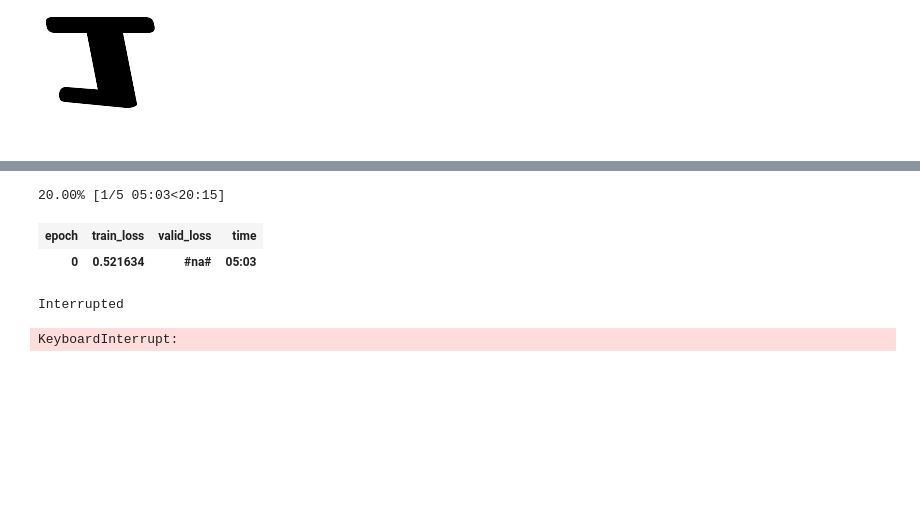
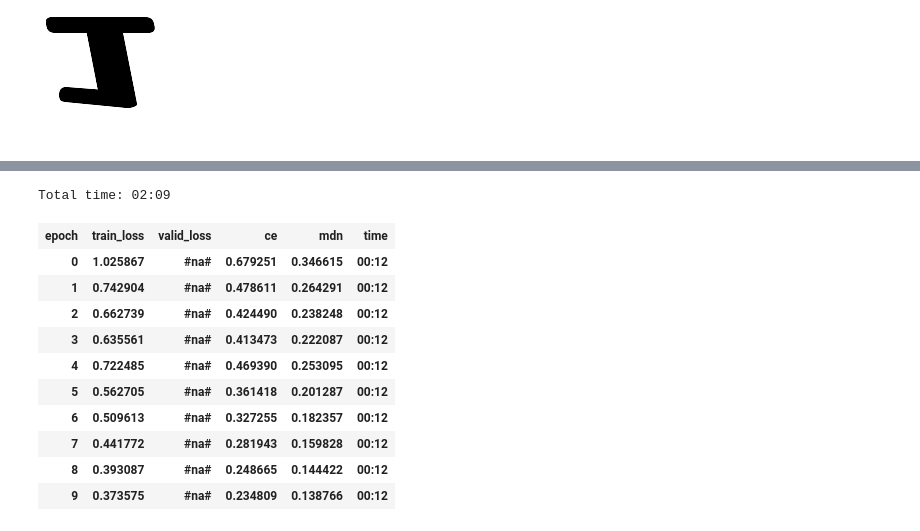
Before and after one commit to haofengac/font-gen, a Jupyter notebook: dataloader.ipynb, the cells around one changed output, grey strips where cells are left out. Saved outputs shown, nothing was run; the diff lists cells and outputs as text; code cells hidden in the pictures; blank space fills up the shorter version.

```diff
--- a/dataloader.ipynb
+++ b/dataloader.ipynb
@@ -136,8 +137,3 @@ data = (ImageList.from_df(svgDF,path="",cols="png",convert_mode="L")
         .label_from_df(cols=["path","box_x","box_y","label_codes"],label_cls=SVGList)
         .transform(size=64)
         .databunch(bs=bs,collate_fn=npad_collate))
-# %%
-freqs = collections.defaultdict(int)
-for i in range(len(data.train_ds)):
-    tokens=data.train_ds.y[i][0]
-    for t in tokens: freqs[t] += 1
@@ -260,3 +237,5 @@ learnAE.fit_one_cycle(5,3e-3)
+# %%
+learnAE.load("ae");
 # %%
 x,y = next(iter(dataAE.train_dl))
 # %%
@@ -392,24 +376,49 @@ class SVGDecoder(nn.Module):
 # %%
-def svg_decoder_loss(preds,target_tokens,target_pen):
-    tokens, pen = preds
-    loss_token = F.cross_entropy(tokens.transpose(1,2)[:,:,:-1],target_tokens)
-    loss_pen = F.mse_loss(pen[:,:-1],target_pen)
-    return loss_token + loss_pen
+class SVGDecoderLoss(nn.Module):
+    def forward(self,preds,target_tokens,target_pen):
+        tokens, pen = preds
+        #mask = target_tokens != 0
+        #loss_token = F.cross_entropy(tokens.transpose(1,2)[:,:,:-1],target_tokens,reduction="none")[mask].mean()
+        loss_token = F.cross_entropy(tokens.transpose(1,2)[:,:,:-1],target_tokens)
+        #loss_pen = mdn_loss(*pen,target_pen)
+        loss_pen = F.mse_loss(pen[:,:-1],target_pen)
+        self.l_t = loss_token.item()
+        self.l_p = loss_pen.item()
+        return loss_token + loss_pen
 
 class SVGDecoderTrainer(LearnerCallback):
+    _order=-20
+    def on_train_begin(self,**kwargs):
+        self.smoothCE, self.smoothMDN = SmoothenValue(0.98), SmoothenValue(0.98)
+        self.learn.recorder.add_metric_names(["ce","mdn"])
+
     def on_batch_begin(self, last_input, last_target, **kwargs):
         learnAE.model.train()
         _,_,_,z = learnAE.model(last_input,last_target[2])
         return {"last_input": (last_target[0],last_target[1],z), "last_target": (last_target[0][:,1:],last_target[1][:,1:])}
+
+    def on_batch_end(self,**kwargs):
+        self.smoothCE.add_value(self.learn.loss_func.l_t)
+        self.smoothMDN.add_value(self.learn.loss_func.l_p)
+
+    def on_epoch_end(self, last_metrics, **kwargs):
+        return add_metrics(last_metrics,[self.smoothCE.smooth,self.smoothMDN.smooth])
 # %%
-learnSVG = Learner(data,SVGDecoder(len(data.vocab)),loss_func=svg_decoder_loss,callback_fns=[SVGDecoderTrainer])
+learnSVG = Learner(data,SVGDecoder(len(data.vocab)),loss_func=SVGDecoderLoss(),callback_fns=[SVGDecoderTrainer])
 # %%
-learnSVG.fit_one_cycle(5,3e-3)
+learnSVG.fit_one_cycle(10,3e-3)
 # %% [output]
-20.00% [1/5 05:03<20:15]
+Total time: 02:09
-| epoch | train_loss | valid_loss | time |
-| 0 | 0.521634 | #na# | 05:03 |
+| epoch | train_loss | valid_loss | ce | mdn | time |
+| 0 | 1.025867 | #na# | 0.679251 | 0.346615 | 00:12 |
+| 1 | 0.742904 | #na# | 0.478611 | 0.264291 | 00:12 |
+| 2 | 0.662739 | #na# | 0.424490 | 0.238248 | 00:12 |
+| 3 | 0.635561 | #na# | 0.413473 | 0.222087 | 00:12 |
+| 4 | 0.722485 | #na# | 0.469390 | 0.253095 | 00:12 |
+| 5 | 0.562705 | #na# | 0.361418 | 0.201287 | 00:12 |
+| 6 | 0.509613 | #na# | 0.327255 | 0.182357 | 00:12 |
+| 7 | 0.441772 | #na# | 0.281943 | 0.159828 | 00:12 |
+| 8 | 0.393087 | #na# | 0.248665 | 0.144422 | 00:12 |
+| 9 | 0.373575 | #na# | 0.234809 | 0.138766 | 00:12 |
-Interrupted
-KeyboardInterrupt:
 # %%
 learnSVG.save("svg")
```
Also changed, not shown: parts of 14 cells of this notebook.
